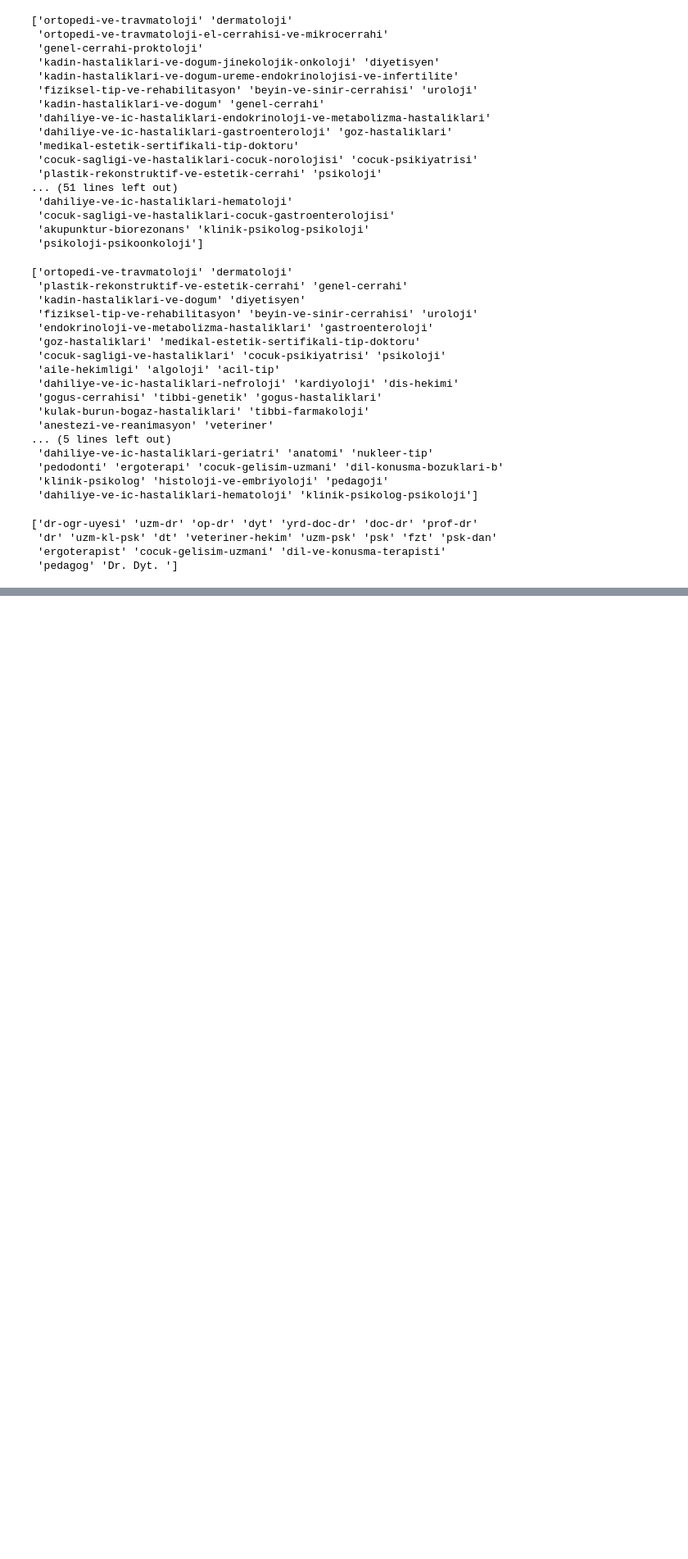
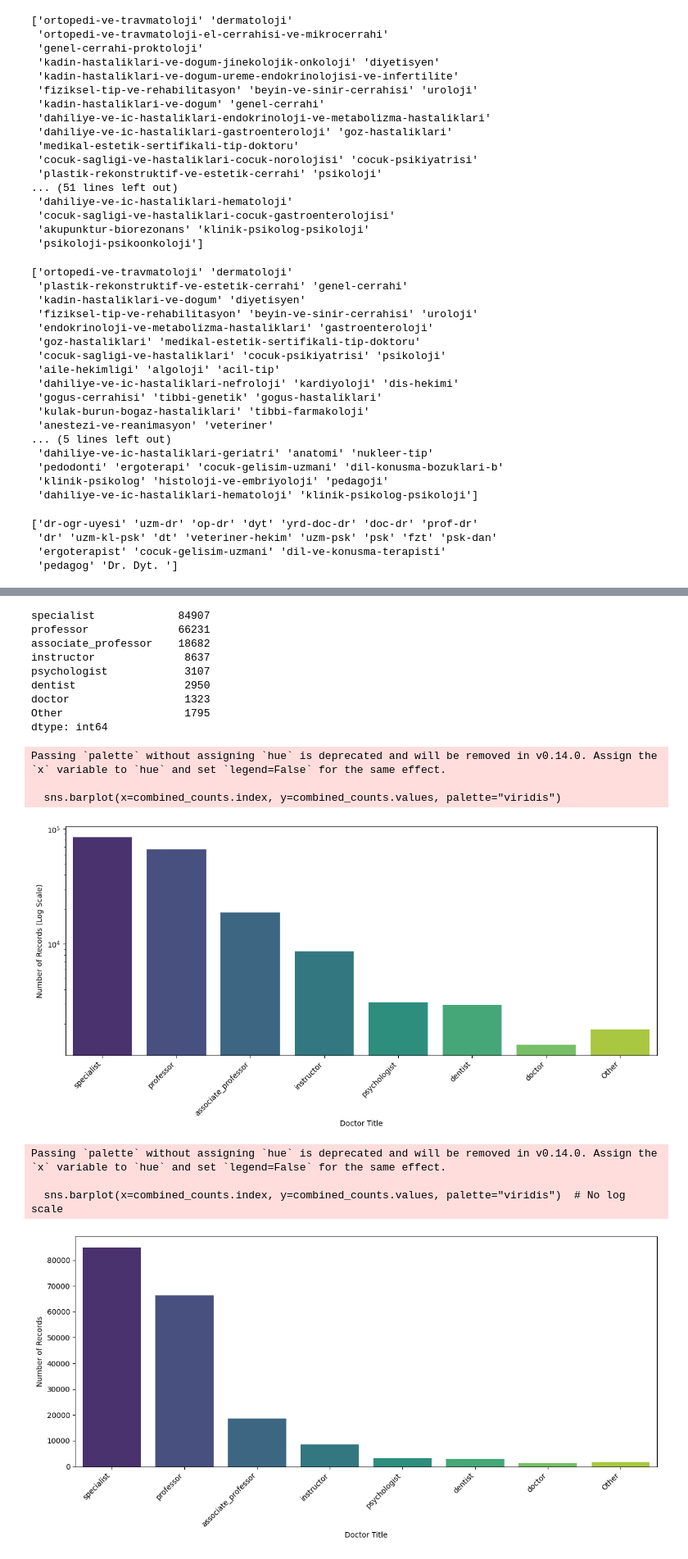
Before and after one commit to malibayram/quality_driven_learning_rate, a Jupyter notebook: pre_process.ipynb, the cells around one changed output, grey strips where cells are left out. Shown at 82% size. Saved outputs shown, nothing was run; the diff lists cells and outputs as text; code cells hidden in the pictures; blank space fills up the shorter version.

```diff
--- a/pre_process.ipynb
+++ b/pre_process.ipynb
@@ -188,6 +188,23 @@ title_mapping = {
     "pedagog": ["pedagog"]
 }
 
+title_mapping = {
+    "professor": ["prof-dr"],
+    "associate_professor": ["doc-dr"],
+    "instructor": ["dr-ogr-uyesi", "yrd-doc-dr"],  # Combines Instructor and Asst. Prof.
+    "specialist": ["uzm-dr", "op-dr"], # Combines Specialist and Surgeon
+    "dietitian": ["dyt", "Dr. Dyt."],  # Combines dietitian variations
+    "psychologist": ["psk", "psk-dan", "uzm-psk", "uzm-kl-psk"], # Combines all psychologist types
+    "doctor": ["dr"],
+    "dentist": ["dt"],
+    "physiotherapist": ["fzt"],
+    "veterinarian": ["veteriner-hekim"],
+    "occupational_therapist": ["ergoterapist"],
+    "child_development_specialist": ["cocuk-gelisim-uzmani"],
+    "speech_therapist": ["dil-ve-konusma-terapisti"],
+    "pedagogue": ["pedagog"]
+}
+
 for key in title_mapping:
     df.loc[df['doctor_title'].isin(title_mapping[key]), 'doctor_title'] = key
 
@@ -265,0 +339,54 @@ print(df['doctor_speciality'].unique())
+# %%
+import matplotlib.pyplot as plt
+import seaborn as sns
+import pandas as pd
+
+doctor_title_counts = df['doctor_title'].value_counts()
+
+# 1. Combine Smaller Categories:
+threshold = 1000  # Adjust this threshold as needed
+other_count = doctor_title_counts[doctor_title_counts < threshold].sum()
+top_titles = doctor_title_counts[doctor_title_counts >= threshold]
+combined_counts = pd.concat([top_titles, pd.Series({'Other': other_count})])
+
+print(combined_counts)
+
+# 2. Logarithmic Scale (Optional, but likely helpful in this case):
+plt.figure(figsize=(12, 6))
+sns.barplot(x=combined_counts.index, y=combined_counts.values, palette="viridis")
+plt.yscale('log')  # Use log scale to visualize smaller bars better
+# plt.title('Distribution of Doctor Titles (Log Scale, Combined Categories)')
+plt.xlabel('Doctor Title')
+plt.ylabel('Number of Records (Log Scale)')
+plt.xticks(rotation=45, ha="right")
+plt.tight_layout()
+plt.show()
+
+
+# Alternative: Linear Scale if log scale not desired:
+plt.figure(figsize=(12, 6))
+sns.barplot(x=combined_counts.index, y=combined_counts.values, palette="viridis")  # No log scale
+# plt.title('Distribution of Doctor Titles (Combined Categories)') # Changed the title
+plt.xlabel('Doctor Title')
+plt.ylabel('Number of Records')
+plt.xticks(rotation=45, ha="right")
+plt.tight_layout()
+plt.show()
+# %% [output]
+specialist             84907
+professor              66231
+associate_professor    18682
+instructor              8637
+psychologist            3107
+dentist                 2950
+doctor                  1323
+Other                   1795
+dtype: int64
+Passing `palette` without assigning `hue` is deprecated and will be removed in v0.14.0. Assign the `x` variable to `hue` and set `legend=False` for the same effect.
+
+  sns.barplot(x=combined_counts.index, y=combined_counts.values, palette="viridis")
+[figure, added]
+Passing `palette` without assigning `hue` is deprecated and will be removed in v0.14.0. Assign the `x` variable to `hue` and set `legend=False` for the same effect.
+
+  sns.barplot(x=combined_counts.index, y=combined_counts.values, palette="viridis")  # No log scale
+[figure, added]
```
Also changed, not shown: parts of 11 cells of this notebook, 6 other files.
